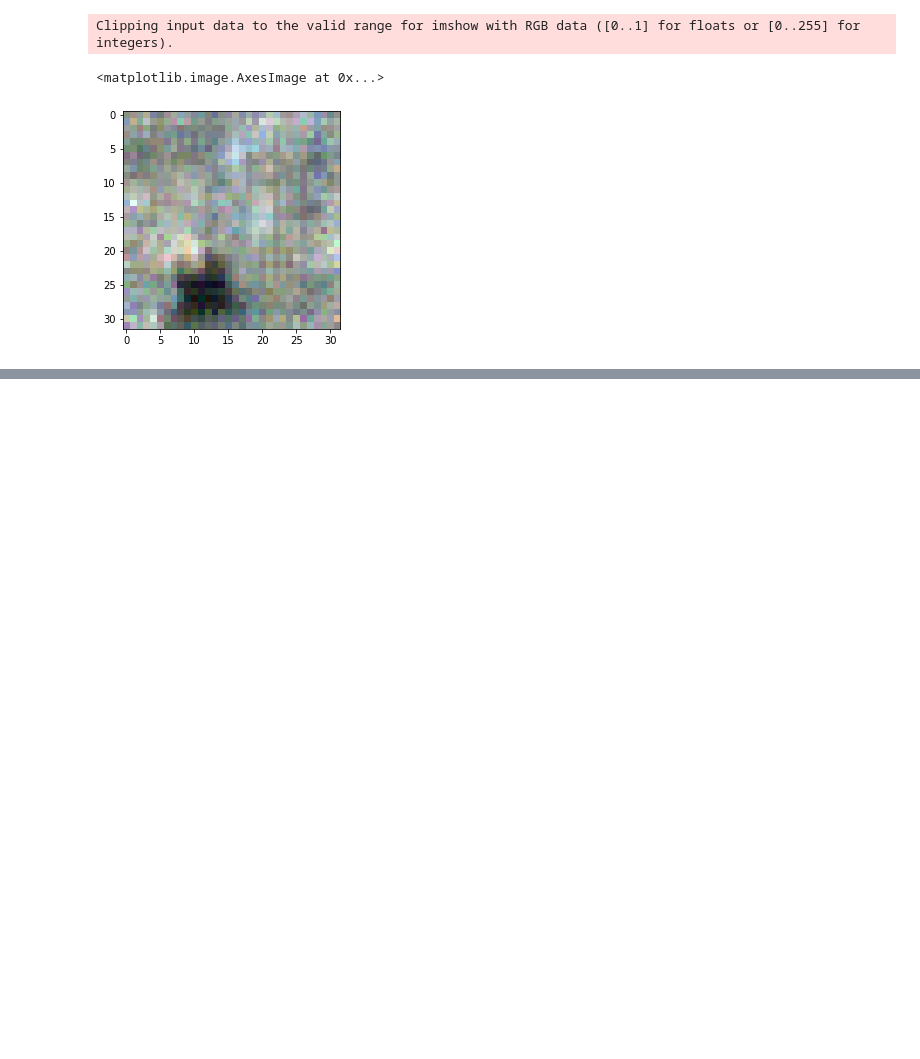
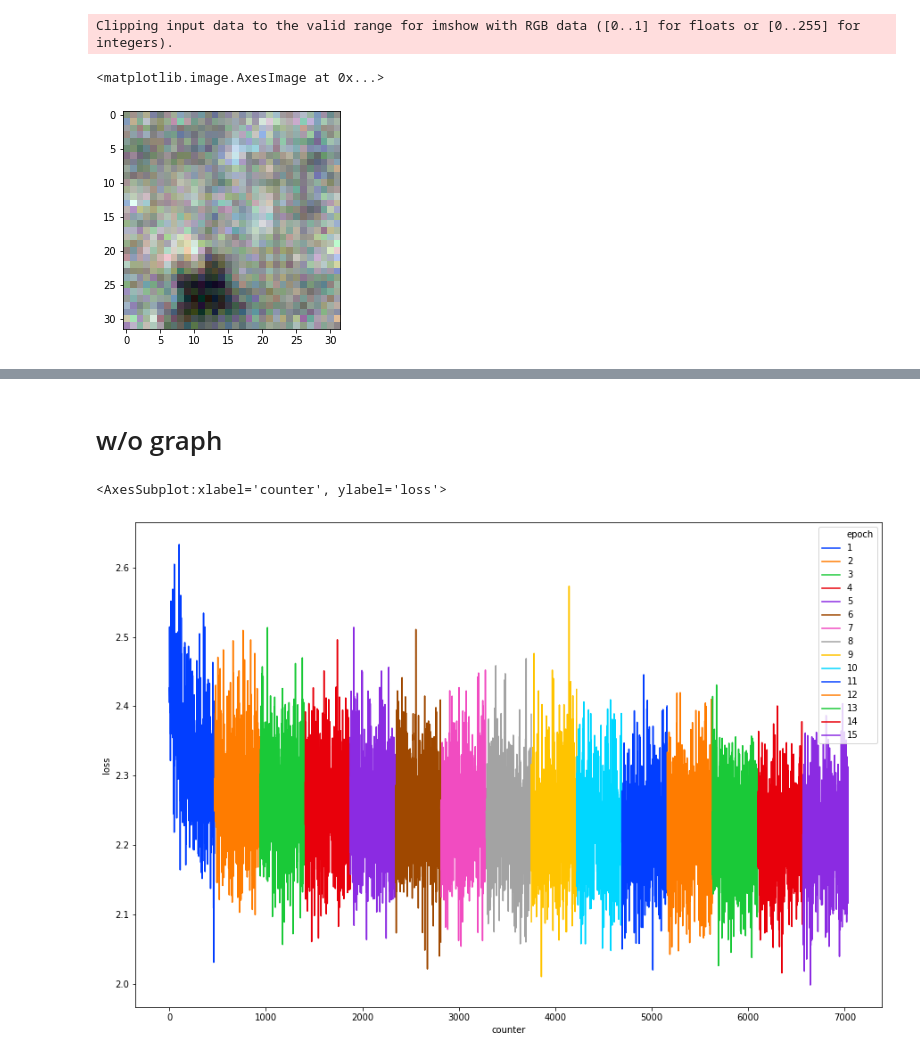
Before and after one commit to pranjal1/graph-improve-classify, a Jupyter notebook: cifar_graph.ipynb, the cells around one changed output, grey strips where cells are left out. Saved outputs shown, nothing was run; the diff lists cells and outputs as text; code cells hidden in the pictures; blank space fills up the shorter version.

Commit message:
experiments on cifar dataset w and wo graph

```diff
--- a/cifar_graph.ipynb
+++ b/cifar_graph.ipynb
@@ -68,8 +68,8 @@ n = Net(num_classes=10,
         encoder_model=m,
         sample_dataset=sample_ds,
         train_dataset=train_ds,
-        num_epochs=10,
+        num_epochs=3,
         learning_rate=1e-3,
         seed=42,
-        use_graph=False)
+        use_graph=True)
 # %% [output]
@@ -77,2 +79,4 @@ KeyboardInterrupt:
+# %%
+n.num_epochs = 1
 # %%
 loss = n.train()
@@ -78,0 +85,17 @@ loss = n.train()
+# %%
+all_losses = []
+index = 0
+for i,x in enumerate(loss):
+    for j,y in enumerate(x):
+        all_losses.append({"counter":index,"epoch":i+1,"iteration":j+1,"loss":y})
+        index+=1
+# %%
+loss_df = pd.DataFrame(all_losses)
+# %% [markdown]
+# w/o graph
+# %%
+plt.figure(figsize=(15,10))
+sns.lineplot(data=loss_df,x="counter",y="loss",hue="epoch",palette=sns.color_palette("bright",n_colors=len(loss_df.epoch.unique())))
+# %% [output]
+<AxesSubplot:xlabel='counter', ylabel='loss'>
+[figure, added]
```
Also changed, not shown: parts of 15 cells of this notebook, 1 other file.
